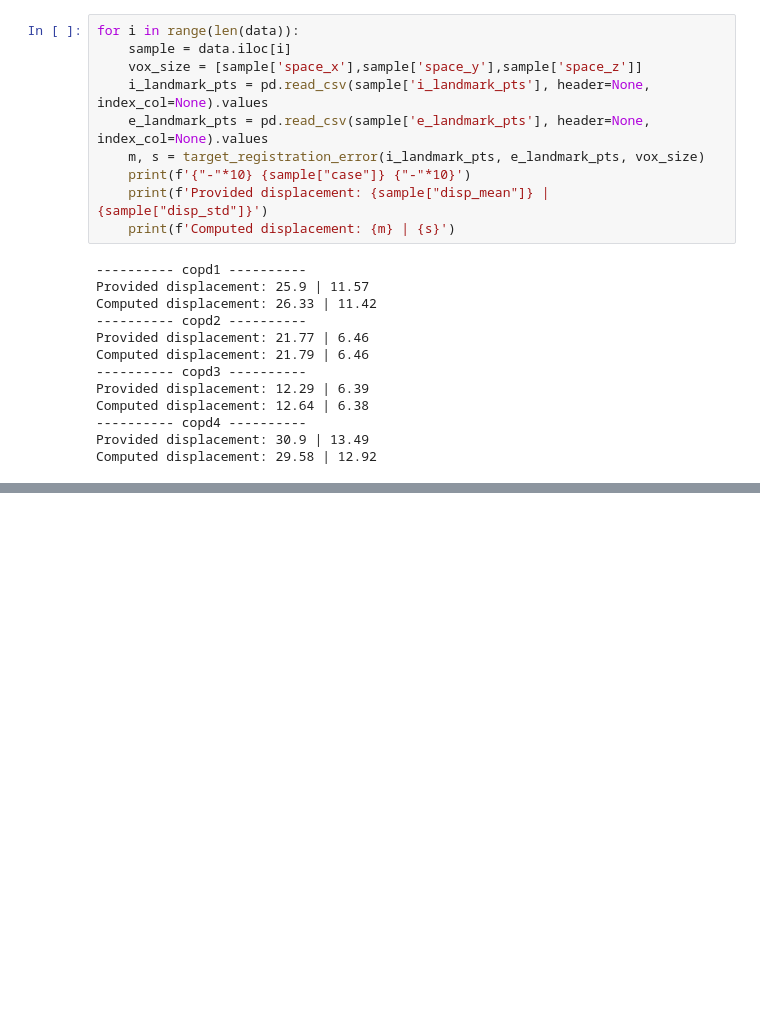
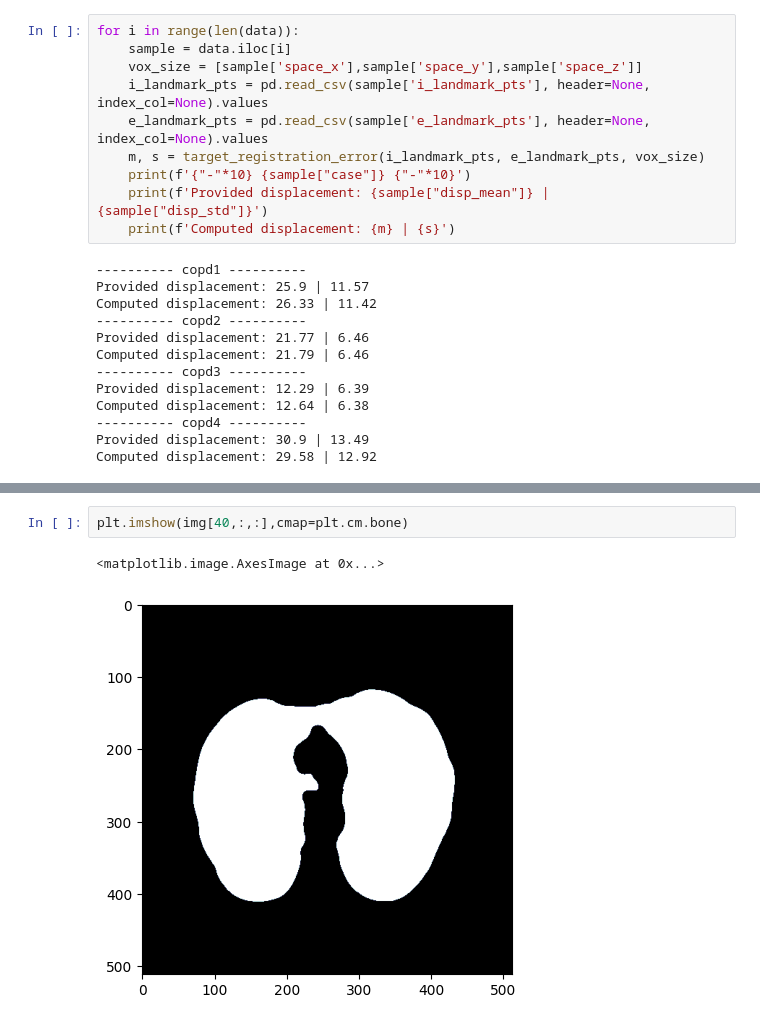
Before and after one commit to EdAlita/lung_registration, a Jupyter notebook: noteebooks/01_dataset.ipynb, the cells around one changed output, grey strips where cells are left out. Cells and saved outputs as stored; diff of their text form; blank space fills up the shorter version.

```diff
--- a/noteebooks/01_dataset.ipynb
+++ b/noteebooks/01_dataset.ipynb
@@ -59,0 +89,5 @@ Computed displacement: 29.58 | 12.92
+# %%
+plt.imshow(img[40,:,:],cmap=plt.cm.bone)
+# %% [output]
+<matplotlib.image.AxesImage at 0x...>
+[figure, added]
```
Also changed, not shown: parts of 10 cells of this notebook, 3 other files.
